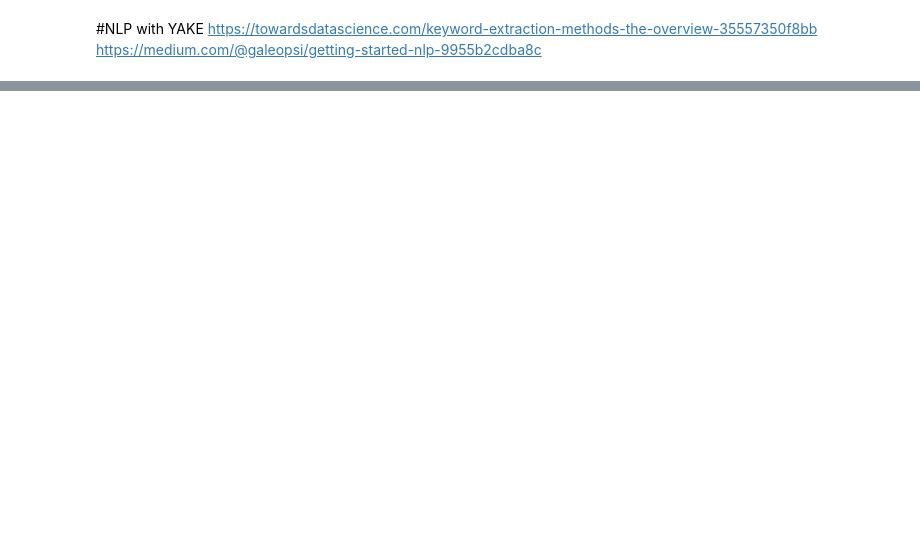
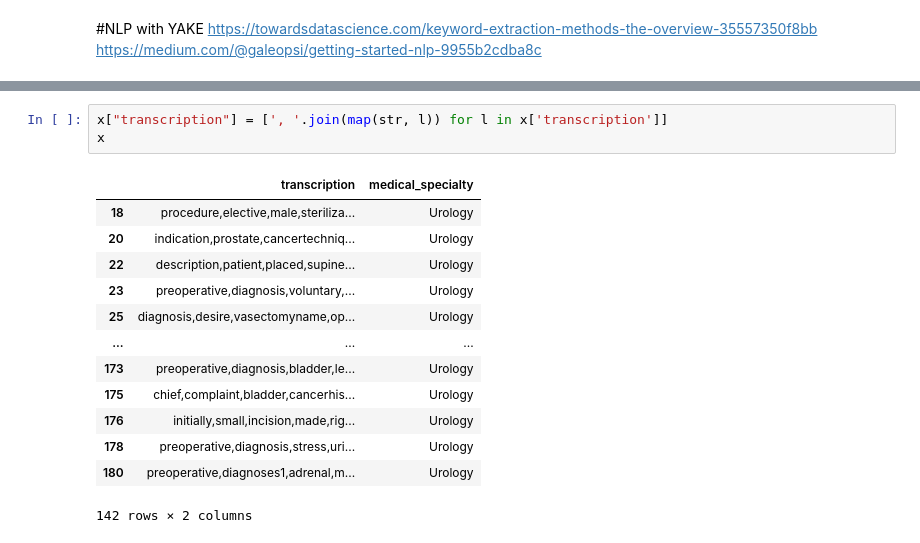
Before and after one commit to Tara-Sophia/NLP_Masterthesis, a Jupyter notebook: src/mtsamples_data.ipynb, the cells around one changed output, grey strips where cells are left out. Saved outputs shown, nothing was run; the diff lists cells and outputs as text; blank space fills up the shorter version.

```diff
--- a/src/mtsamples_data.ipynb
+++ b/src/mtsamples_data.ipynb
@@ -155,0 +257,17 @@ https://medium.com/@galeopsi/getting-started-nlp-9955b2cdba8c
+# %%
+x["transcription"] = [', '.join(map(str, l)) for l in x['transcription']]
+x
+# %% [output]
+|  | transcription | medical_specialty |
+| 18 | procedure,elective,male,steriliza... | Urology |
+| 20 | indication,prostate,cancertechniq... | Urology |
+| 22 | description,patient,placed,supine... | Urology |
+| 23 | preoperative,diagnosis,voluntary,... | Urology |
+| 25 | diagnosis,desire,vasectomyname,op... | Urology |
+| ... | ... | ... |
+| 173 | preoperative,diagnosis,bladder,le... | Urology |
+| 175 | chief,complaint,bladder,cancerhis... | Urology |
+| 176 | initially,small,incision,made,rig... | Urology |
+| 178 | preoperative,diagnosis,stress,uri... | Urology |
+| 180 | preoperative,diagnoses1,adrenal,m... | Urology |
+142 rows × 2 columns
```
Also changed, not shown: parts of 4 cells of this notebook, 1 other file.
